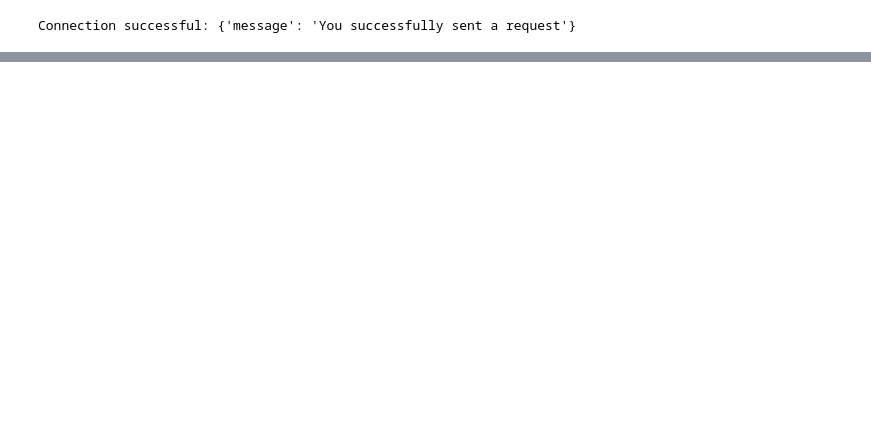
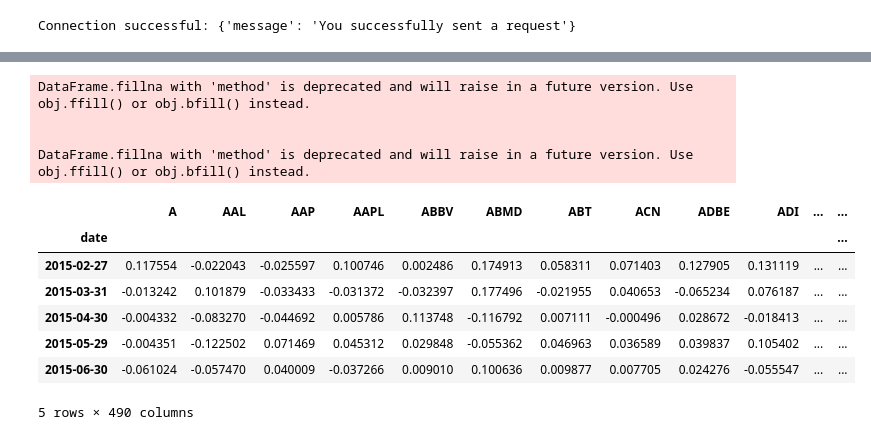
Before and after one commit to davidadel66/AI_Trading, a Jupyter notebook: momentum_strategy.ipynb, the cells around one changed output, grey strips where cells are left out. Saved outputs shown, nothing was run; the diff lists cells and outputs as text; code cells hidden in the pictures; blank space fills up the shorter version.

```diff
--- a/momentum_strategy.ipynb
+++ b/momentum_strategy.ipynb
@@ -71,0 +94,24 @@ historical_data
+# %%
+if 'date' in historical_data.columns:
+    historical_data.set_index('date', inplace=True)
+
+# Fill NaN values
+historical_data.fillna(method='bfill', inplace=True)
+historical_data.fillna(method='ffill', inplace=True)
+
+historical_returns = handler.get_returns(historical_data)
+historical_returns.dropna(inplace=True)
+historical_returns.head()
+# %% [output]
+DataFrame.fillna with 'method' is deprecated and will raise in a future version. Use obj.ffill() or obj.bfill() instead.
+
+
+DataFrame.fillna with 'method' is deprecated and will raise in a future version. Use obj.ffill() or obj.bfill() instead.
+|  | A | AAL | AAP | AAPL | ABBV | ABMD | ABT | ACN | ADBE | ADI | ... | ... |
+| date |  |  |  |  |  |  |  |  |  |  |  | ... |
+| 2015-02-27 | 0.117554 | -0.022043 | -0.025597 | 0.100746 | 0.002486 | 0.174913 | 0.058311 | 0.071403 | 0.127905 | 0.131119 | ... | ... |
+| 2015-03-31 | -0.013242 | 0.101879 | -0.033433 | -0.031372 | -0.032397 | 0.177496 | -0.021955 | 0.040653 | -0.065234 | 0.076187 | ... | ... |
+| 2015-04-30 | -0.004332 | -0.083270 | -0.044692 | 0.005786 | 0.113748 | -0.116792 | 0.007111 | -0.000496 | 0.028672 | -0.018413 | ... | ... |
+| 2015-05-29 | -0.004351 | -0.122502 | 0.071469 | 0.045312 | 0.029848 | -0.055362 | 0.046963 | 0.036589 | 0.039837 | 0.105402 | ... | ... |
+| 2015-06-30 | -0.061024 | -0.057470 | 0.040009 | -0.037266 | 0.009010 | 0.100636 | 0.009877 | 0.007705 | 0.024276 | -0.055547 | ... | ... |
+5 rows × 490 columns
```
Also changed, not shown: parts of 20 cells of this notebook, 2 other files.
